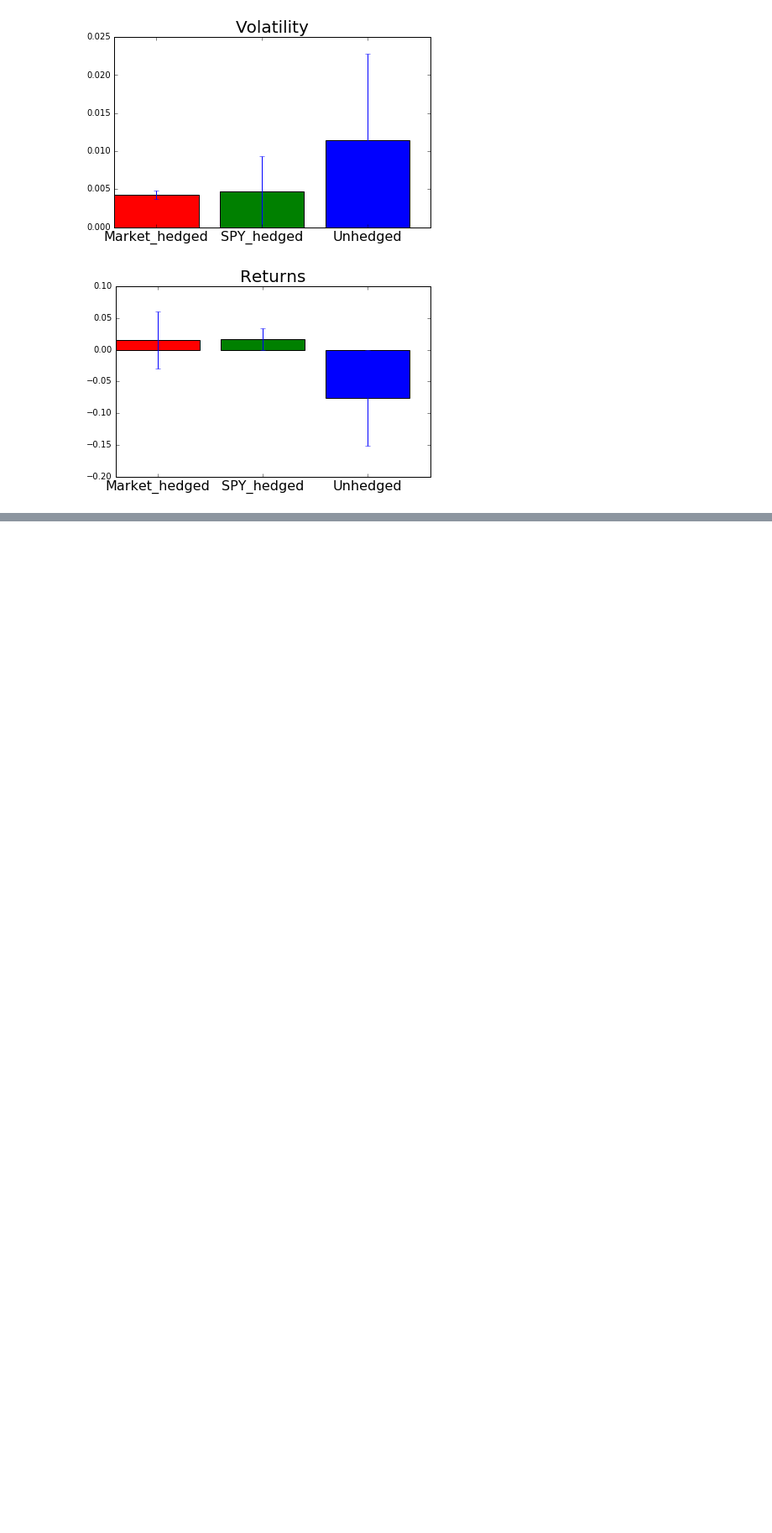
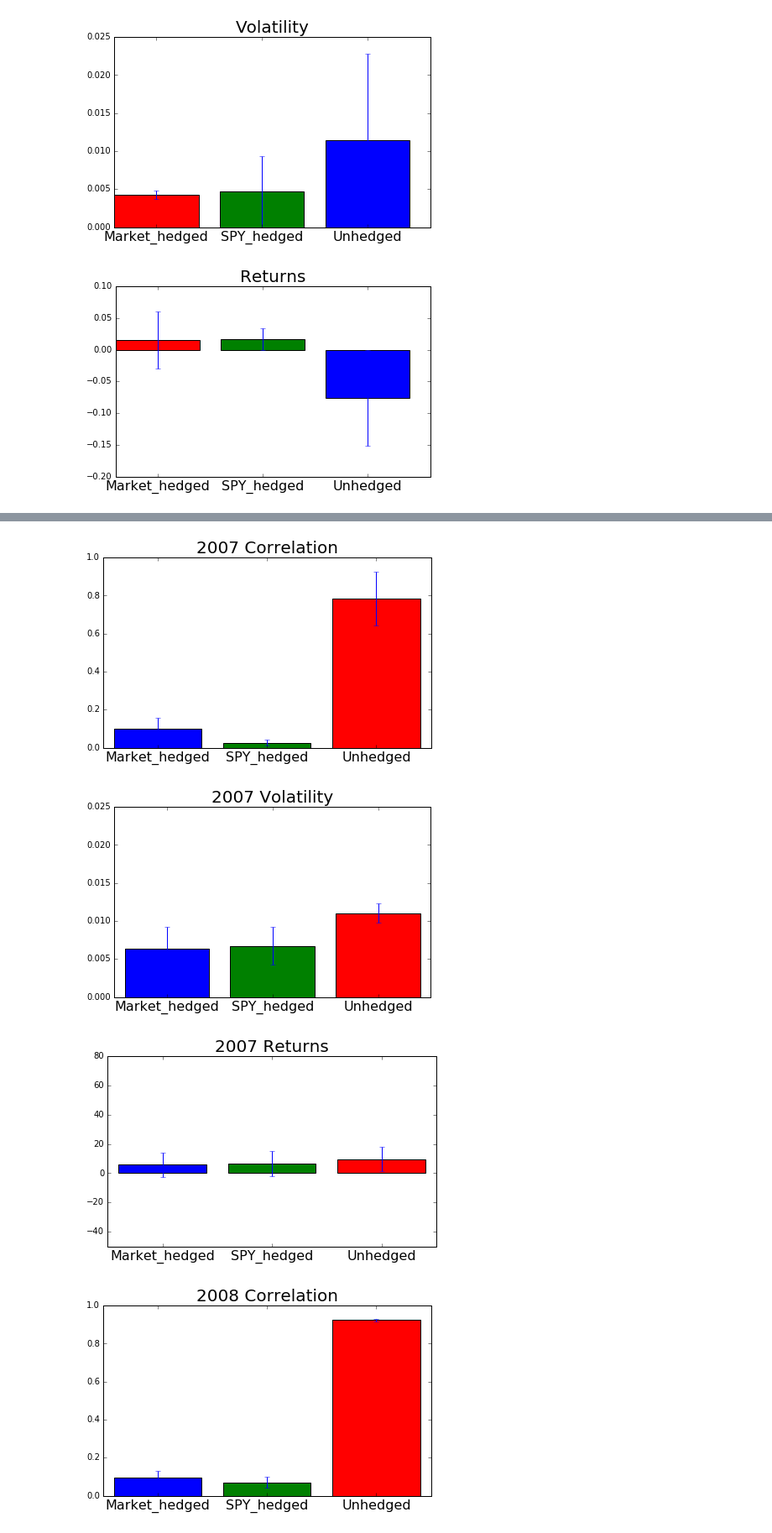
Before and after one commit to AC297R-Project/AC297_beta, a Jupyter notebook: work/Junge/workbook13.ipynb, the cells around one changed output, grey strips where cells are left out. Shown at 84% size. Cells and saved outputs as stored; diff of their text form; code cells hidden in the pictures; blank space fills up the shorter version.

```diff
--- a/work/Junge/workbook13.ipynb
+++ b/work/Junge/workbook13.ipynb
@@ -63,0 +94,5 @@ for metric in ['sharpe','correlation','volatility','returns']:
+# %%
+columns = []
+for mark in ['market','spy','unhedged']:
+    for metric in ['neg_sharpe','correlation','volatility','neg_returns']:
+        columns.append(mark+'_'+metric)
@@ -63,0 +290,44 @@ for metric in ['sharpe','correlation','volatility','returns']:
+# %%
+def display(df, year):
+    for metric in ['correlation','volatility','returns']:
+        market_hedged = df['market_'+metric].copy()
+        spy_hedged = df['spy_'+metric].copy()
+        unhedged = df['unhedged_'+metric].copy()
+
+        if metric=='returns':
+            market_hedged*=100
+            spy_hedged*=100
+            unhedged*=100
+
+        market_mean = np.mean(market_hedged)
+        spy_mean = np.mean(spy_hedged)
+        un_mean = np.mean(unhedged)
+
+        market_std = np.std(market_hedged)
+        spy_std = np.std(spy_hedged)
+        un_std = np.std(unhedged)
+
+        plt.bar([0,1,2],[market_mean, spy_mean, un_mean], color=['b','g','r'],yerr=[market_std,spy_std,un_std])
+        plt.xticks(np.array([0,1,2]) + 0.4, ('Market_hedged', 'SPY_hedged', 'Unhedged'), fontsize = 16)
+
+        plt.title(str(year)+" "+metric.capitalize(), fontsize=20)
+        plt.tight_layout()
+
+        if metric=='correlation':
+            plt.ylim((0,1))
+        elif metric=='volatility':
+            plt.ylim((0,0.025))
+        else:
+            plt.ylim((-50,80))
+
+        plt.xlim((-0.1,2.9))
+
+        plt.show()
+# %%
+for i,df in enumerate([df0,df1,df2]):
+    display(df,i+2007)
+# %% [output]
+[figure, added]
+[figure, added]
+[figure, added]
+[figure, added]
```
Also changed, not shown: parts of 23 cells of this notebook.
